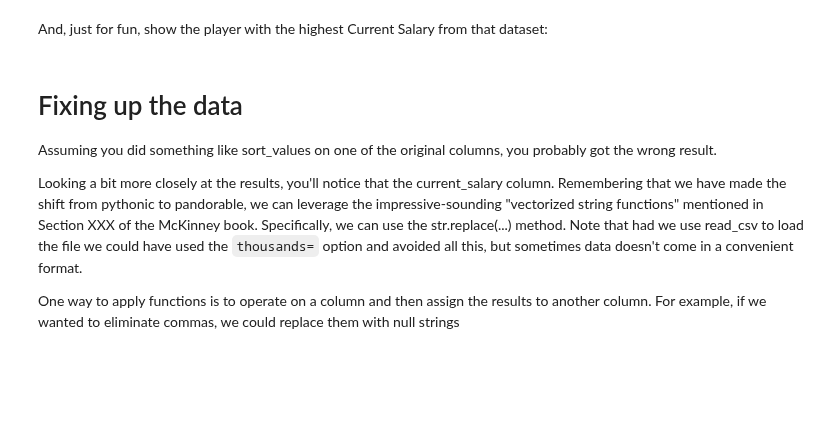
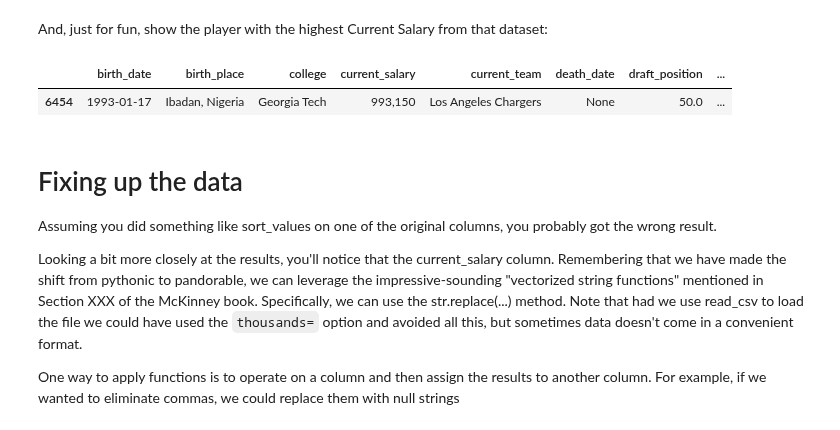
Before and after one commit to anhnguyendepocen/si370, a Jupyter notebook: 370_03_Loading_Data.ipynb, the cells around one changed output. Saved outputs shown, nothing was run; the diff lists cells and outputs as text; code cells hidden in the pictures; blank space fills up the shorter version.

```diff
--- a/370_03_Loading_Data.ipynb
+++ b/370_03_Loading_Data.ipynb
@@ -101,3 +107,8 @@ And, just for fun, show the player with the highest Current Salary from that dat
+# %%
+nfl_football_players.sort_values('current_salary', ascending=False).head(1)
+# %% [output]
+|  | birth_date | birth_place | college | current_salary | current_team | death_date | draft_position | ... |
+| 6454 | 1993-01-17 | Ibadan, Nigeria | Georgia Tech | 993,150 | Los Angeles Chargers | None | 50.0 | ... |
 # %% [markdown]
 # Fixing up the data
 Assuming you did something like sort_values on one of the original columns, you probably got the wrong result.
```
Also changed, not shown: parts of 17 cells of this notebook, 2 other files.
